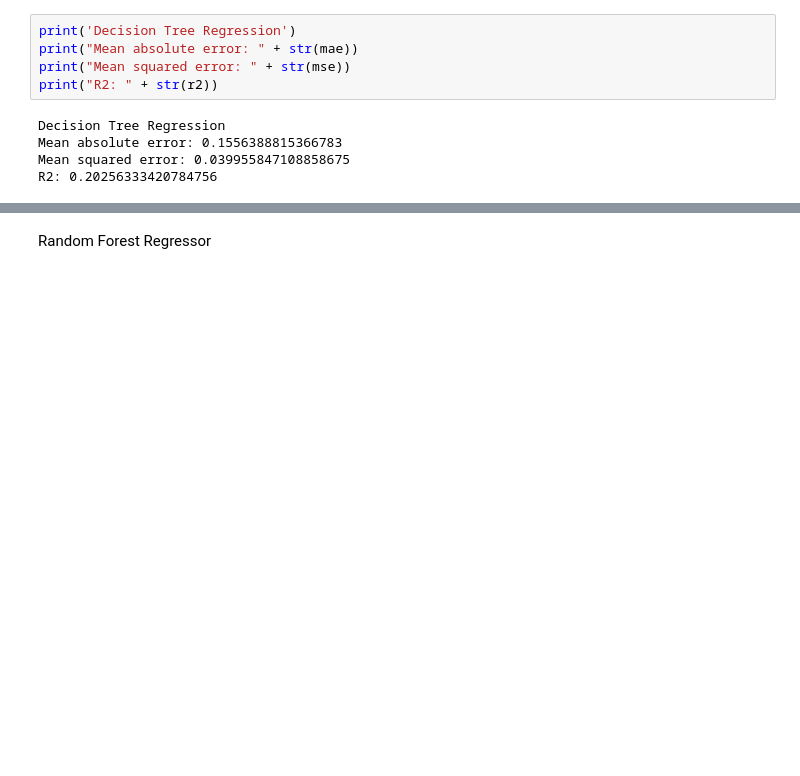
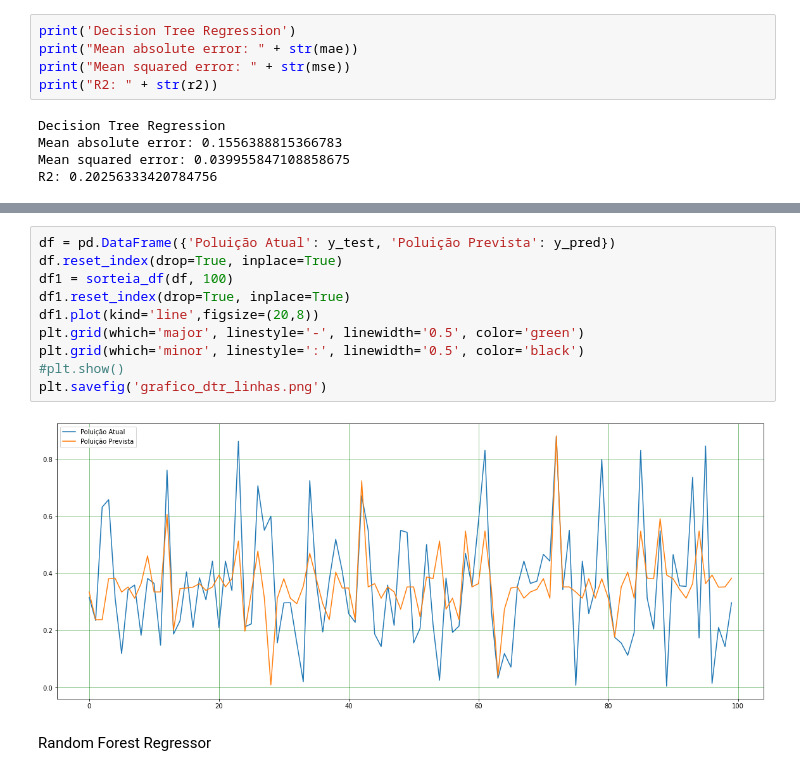
Before and after one commit to karinepestana/rpg-datasets-dissertacao, a Jupyter notebook: regressao.ipynb, the cells around one changed output, grey strips where cells are left out. Cells and saved outputs as stored; diff of their text form; blank space fills up the shorter version.

```diff
--- a/regressao.ipynb
+++ b/regressao.ipynb
@@ -126,3 +168,15 @@ R2: 0.20256333420784756
+# %%
+df = pd.DataFrame({'Poluição Atual': y_test, 'Poluição Prevista': y_pred})
+df.reset_index(drop=True, inplace=True)
+df1 = sorteia_df(df, 100)
+df1.reset_index(drop=True, inplace=True)
+df1.plot(kind='line',figsize=(20,8))
+plt.grid(which='major', linestyle='-', linewidth='0.5', color='green')
+plt.grid(which='minor', linestyle=':', linewidth='0.5', color='black')
+#plt.show()
+plt.savefig('grafico_dtr_linhas.png')
+# %% [output]
+[figure, added]
 # %% [markdown]
 Random Forest Regressor
 # %%
```
Also changed, not shown: parts of 13 cells of this notebook, 9 other files.
